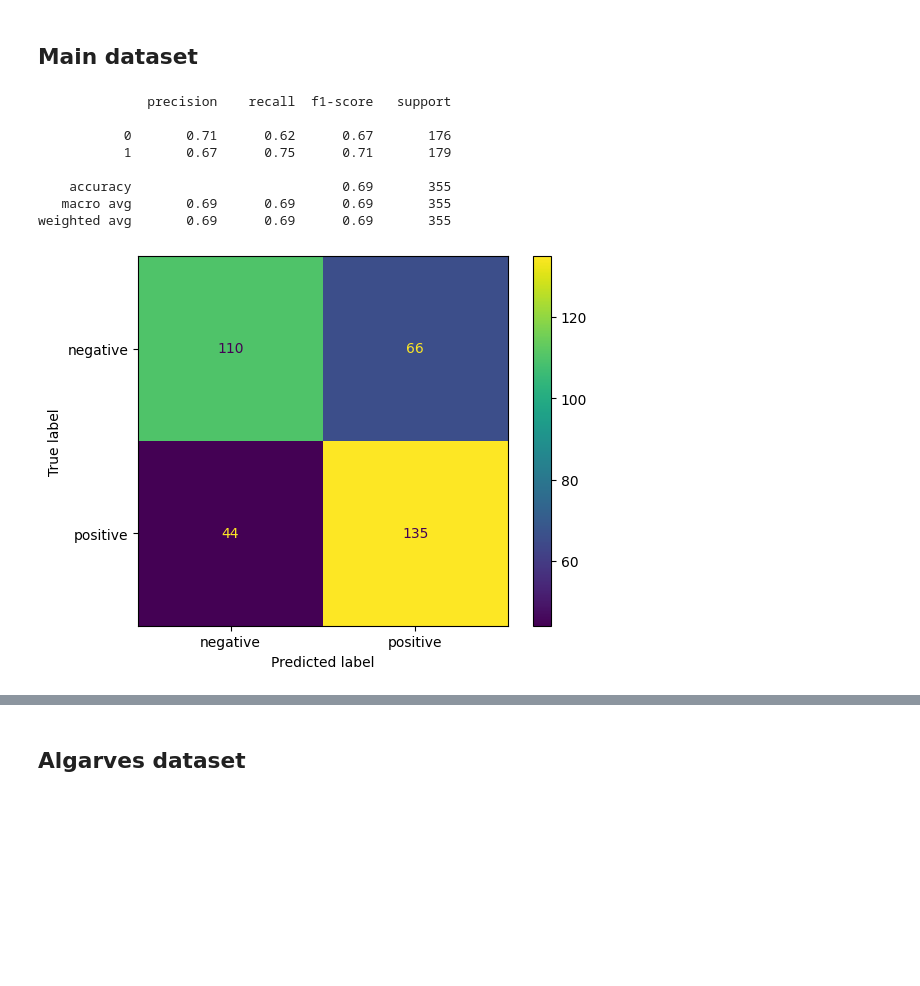
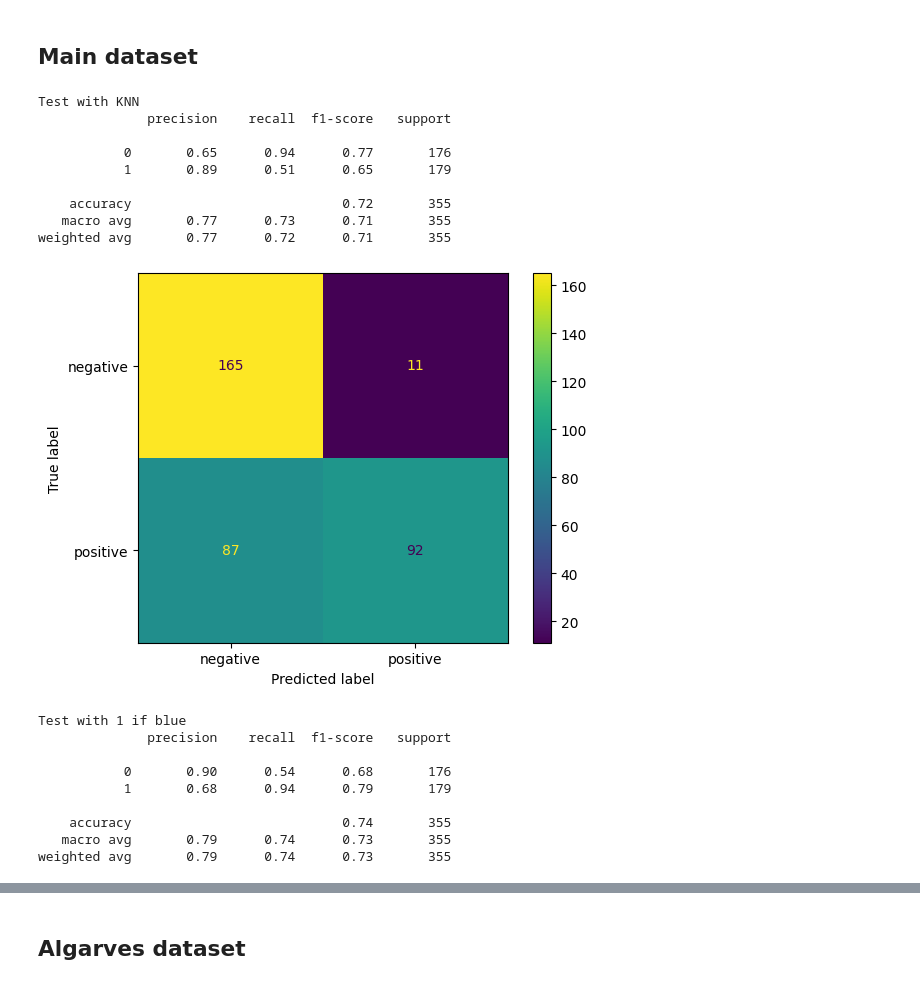
Before and after one commit to AlexisBaladon/Pool-Analyzer, a Jupyter notebook: scripts/baseline.ipynb, the cells around one changed output, grey strips where cells are left out. Cells and saved outputs as stored; diff of their text form; code cells hidden in the pictures; blank space fills up the shorter version.

```diff
--- a/scripts/baseline.ipynb
+++ b/scripts/baseline.ipynb
@@ -38,33 +38,58 @@ def load_dataset(data_path):
 train_positive_images, train_negative_images = load_dataset(TRAIN_DIR)
 test_positive_images, test_negative_images = load_dataset(TEST_DIR)
 # %%
-def test_with_svm(train_positive_images, train_negative_images, test_positive_images, test_negative_images, feature_extraction_function):
+def test_with_knn(train_positive_images, train_negative_images, test_positive_images, test_negative_images):
     X = np.array(train_positive_images + train_negative_images)
+    X = np.array([img[:, :, 2].flatten() for img in X])
     y = np.array([1] * len(train_positive_images) + [0] * len(train_negative_images))
 
-    X = np.array([feature_extraction_function(img) for img in X]).reshape(-1, 1)
-
-    clf = SVC()
+    clf = KNeighborsClassifier(n_neighbors=3)
     clf.fit(X, y)
 
     X_test = np.array(test_positive_images + test_negative_images)
+    X_test = np.array([img[:, :, 2].flatten() for img in X_test])
     y_test = np.array([1] * len(test_positive_images) + [0] * len(test_negative_images))
-    y_pred = clf.predict(np.array([feature_extraction_function(img) for img in X_test]).reshape(-1, 1))
+    y_pred = clf.predict(X_test)
     print(classification_report(y_test, y_pred))
 
     cm = confusion_matrix(y_test, y_pred)
     disp = ConfusionMatrixDisplay(confusion_matrix=cm, display_labels=['negative', 'positive'])
     disp.plot()
     plt.show()
+
+def one_if_blue(test_positive_images, test_negative_images):
+    X_test = np.array(test_positive_images + test_negative_images)
+    y_test = np.array([1] * len(test_positive_images) + [0] * len(test_negative_images))
+    y_pred = np.array([1 if blue_percentage(img) > 0.1 else 0 for img in X_test])
+    print(classification_report(y_test, y_pred))
+
+    cm = confusion_matrix(y_test, y_pred)
+    disp = ConfusionMatrixDisplay(confusion_matrix=cm, display_labels=['negative', 'positive'])
+    disp.plot()
+    plt.show()
-# %%
-test_with_svm(train_positive_images, train_negative_images, test_positive_images, test_negative_images, blue_percentage)
-# %% [output]
-              precision    recall  f1-score   support
-
-           0       0.71      0.62      0.67       176
-           1       0.67      0.75      0.71       179
-
-    accuracy                           0.69       355
-   macro avg       0.69      0.69      0.69       355
-weighted avg       0.69      0.69      0.69       355
-[figure, removed]
+# %%
+print('Test with KNN')
+test_with_knn(train_positive_images, train_negative_images, test_positive_images, test_negative_images)
+
+print('Test with 1 if blue')
+one_if_blue(test_positive_images, test_negative_images)
+# %% [output]
+Test with KNN
+              precision    recall  f1-score   support
+
+           0       0.65      0.94      0.77       176
+           1       0.89      0.51      0.65       179
+
+    accuracy                           0.72       355
+   macro avg       0.77      0.73      0.71       355
+weighted avg       0.77      0.72      0.71       355
+[figure, added]
+Test with 1 if blue
+              precision    recall  f1-score   support
+
+           0       0.90      0.54      0.68       176
+           1       0.68      0.94      0.79       179
+
+    accuracy                           0.74       355
+   macro avg       0.79      0.74      0.73       355
+weighted avg       0.79      0.74      0.73       355
```
Also changed, not shown: parts of 7 cells of this notebook, 49 other files.
